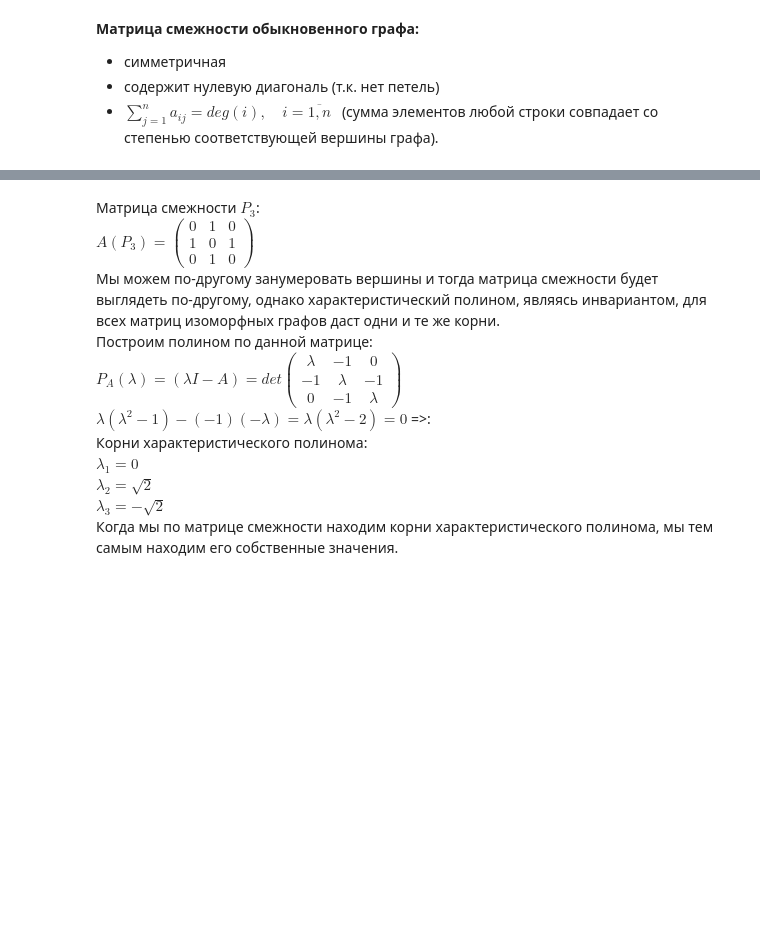
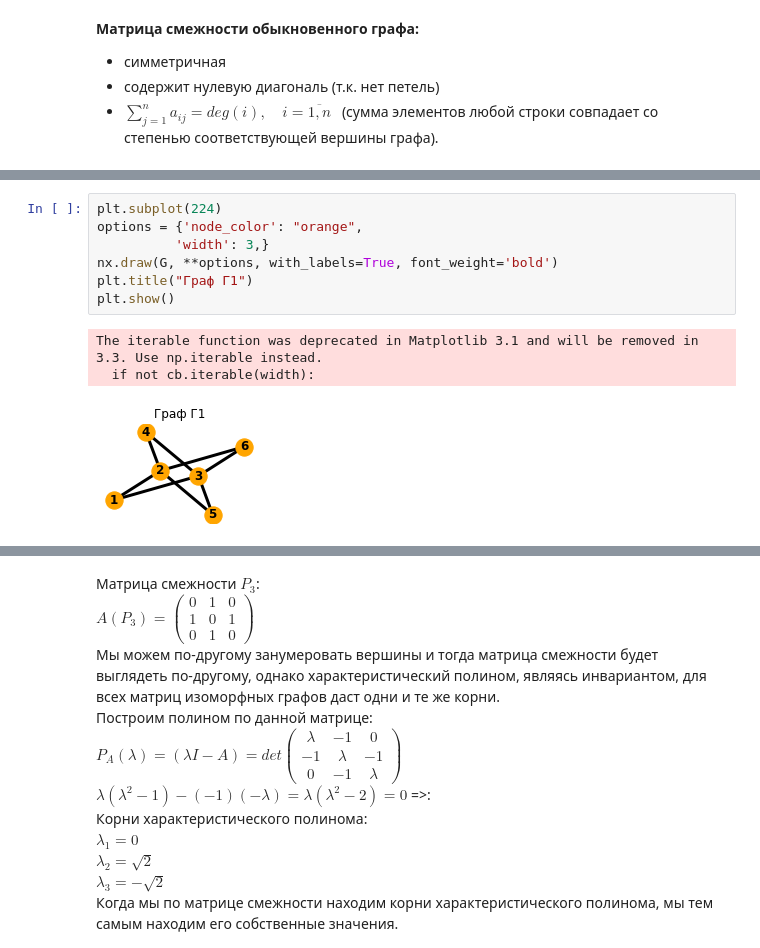
Before and after one commit to Oxanette/interactive_atg, a Jupyter notebook: Interactive_Tutorial_Chernykh.ipynb, the cells around one changed output, grey strips where cells are left out. Cells and saved outputs as stored; diff of their text form; blank space fills up the shorter version.

```diff
--- a/Interactive_Tutorial_Chernykh.ipynb
+++ b/Interactive_Tutorial_Chernykh.ipynb
@@ -144,0 +199,11 @@ $ &nbsp; (сумма элементов любой строки совпадае
+# %%
+plt.subplot(224)
+options = {'node_color': "orange",
+          'width': 3,}
+nx.draw(G, **options, with_labels=True, font_weight='bold')
+plt.title("Граф Г1")
+plt.show()
+# %% [output]
+The iterable function was deprecated in Matplotlib 3.1 and will be removed in 3.3. Use np.iterable instead.
+  if not cb.iterable(width):
+[figure, added]
```
Also changed, not shown: parts of 20 cells of this notebook.
